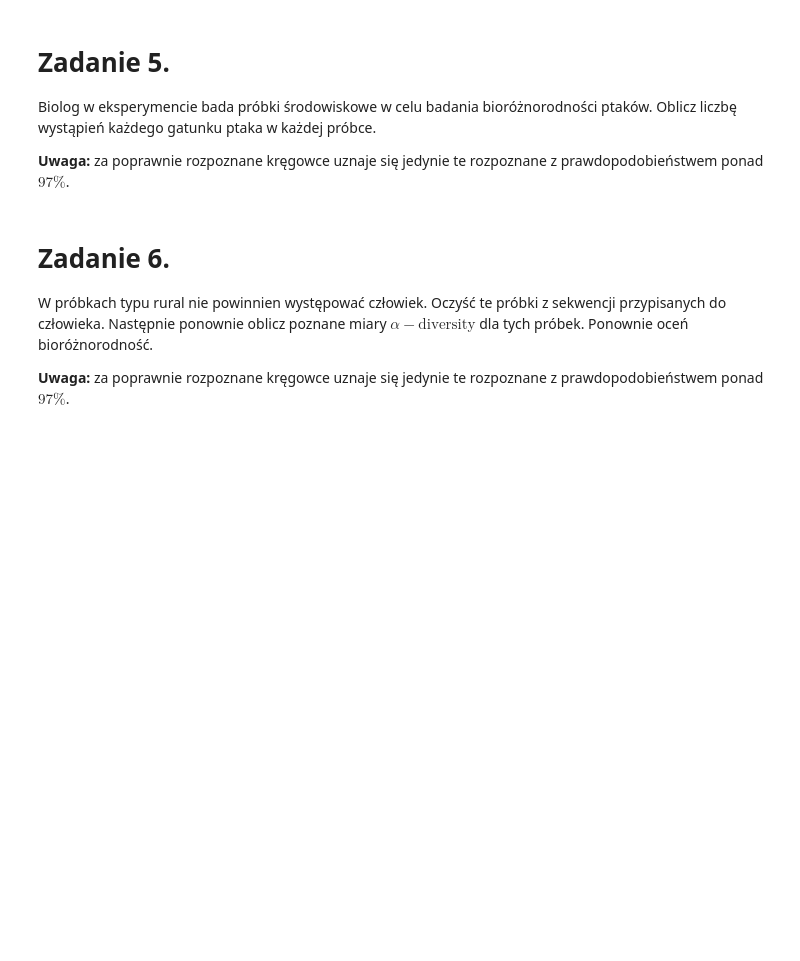
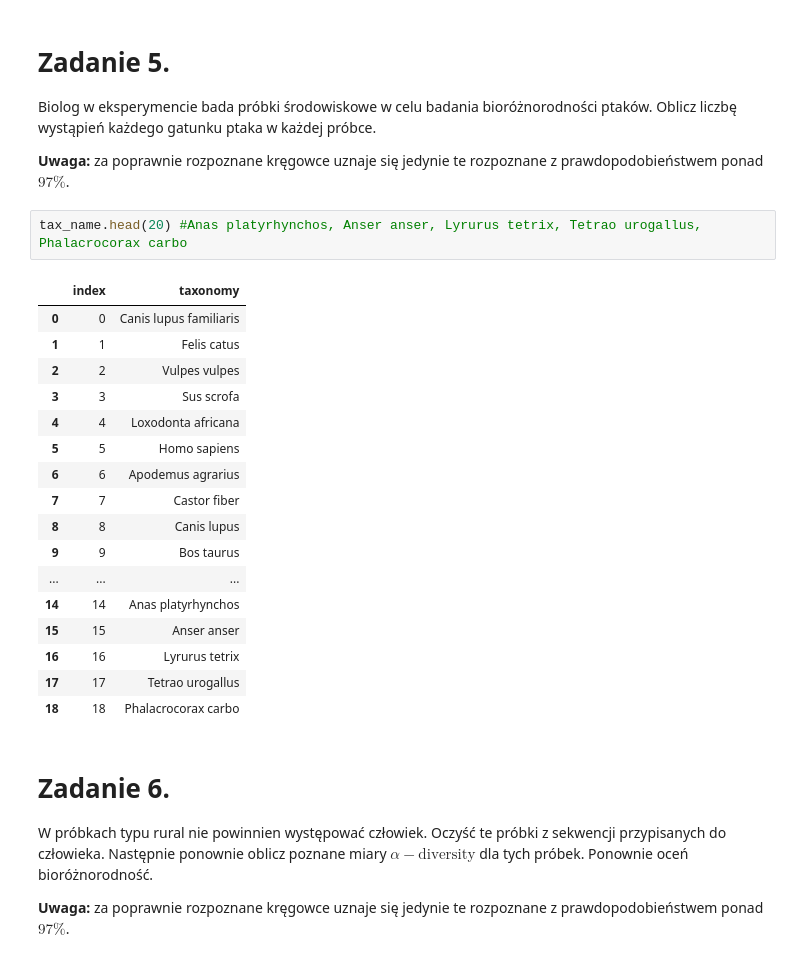
Before and after one commit to ligusoliwia/podstawy_programowania, a Jupyter notebook: SEM2/moduły_python/prace_domowe/pandas_2.ipynb, the cells around one changed output. Cells and saved outputs as stored; diff of their text form; blank space fills up the shorter version.

```diff
--- a/SEM2/moduły_python/prace_domowe/pandas_2.ipynb
+++ b/SEM2/moduły_python/prace_domowe/pandas_2.ipynb
@@ -566,6 +591,26 @@ top_tax = tax_sweep["taxonomy_name"].value_counts().nlargest(10).index
 Biolog w eksperymencie bada próbki środowiskowe w celu badania bioróżnorodności ptaków. Oblicz liczbę wystąpień każdego gatunku ptaka w każdej próbce.
 
 **Uwaga:** za poprawnie rozpoznane kręgowce uznaje się jedynie te rozpoznane z prawdopodobieństwem ponad $97\%$.
+# %%
+tax_name.head(20) #Anas platyrhynchos, Anser anser, Lyrurus tetrix, Tetrao urogallus, Phalacrocorax carbo
+# %% [output]
+|  | index | taxonomy |
+| 0 | 0 | Canis lupus familiaris |
+| 1 | 1 | Felis catus |
+| 2 | 2 | Vulpes vulpes |
+| 3 | 3 | Sus scrofa |
+| 4 | 4 | Loxodonta africana |
+| 5 | 5 | Homo sapiens |
+| 6 | 6 | Apodemus agrarius |
+| 7 | 7 | Castor fiber |
+| 8 | 8 | Canis lupus |
+| 9 | 9 | Bos taurus |
+| ... | ... | ... |
+| 14 | 14 | Anas platyrhynchos |
+| 15 | 15 | Anser anser |
+| 16 | 16 | Lyrurus tetrix |
+| 17 | 17 | Tetrao urogallus |
+| 18 | 18 | Phalacrocorax carbo |
 # %% [markdown]
 # Zadanie 6.
 
```
Also changed, not shown: parts of 9 cells of this notebook, 1 other file.
